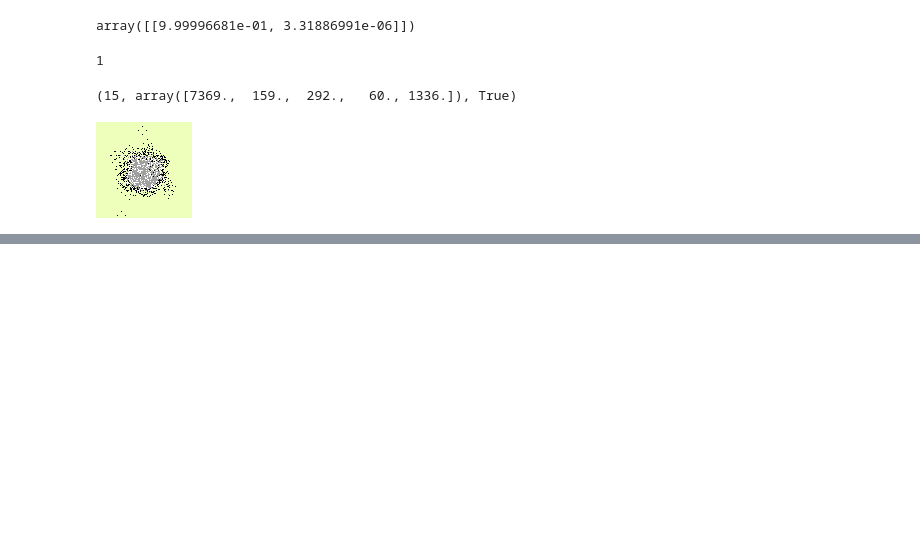
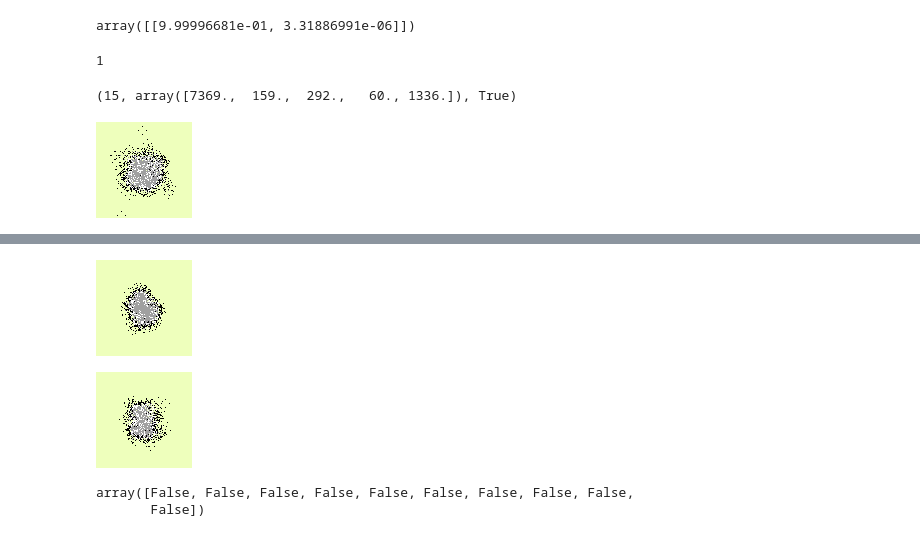
Before and after one commit to vingkan/phylo, a Jupyter notebook: notebooks/Mutation Playground.ipynb, the cells around one changed output, grey strips where cells are left out. Cells and saved outputs as stored; diff of their text form; code cells hidden in the pictures; blank space fills up the shorter version.

```diff
--- a/notebooks/Reinforcement Learning.ipynb
+++ b/notebooks/Mutation Playground.ipynb
@@ -452,3 +452,6 @@ hist_fps[0]
 easy_show(X_train[hist_fps[0][0]], border=True)
 # %% [output]
 [figure]
+# %%
+nevs = [generate_expected(train_pop, n_sub) for i in range(10)]
+nevs
@@ -454,0 +469,13 @@ easy_show(X_train[hist_fps[0][0]], border=True)
+# %%
+easy_show(nevs[0], border=True)
+# %% [output]
+[figure, added]
+# %%
+easy_show(nevs[3], border=True)
+# %% [output]
+[figure, added]
+# %%
+hist_model.predict([col_counts(add_border(nv)) for nv in nevs])
+# %% [output]
+array([False, False, False, False, False, False, False, False, False,
+       False])
```
Also changed, not shown: parts of 1 cell of this notebook.
